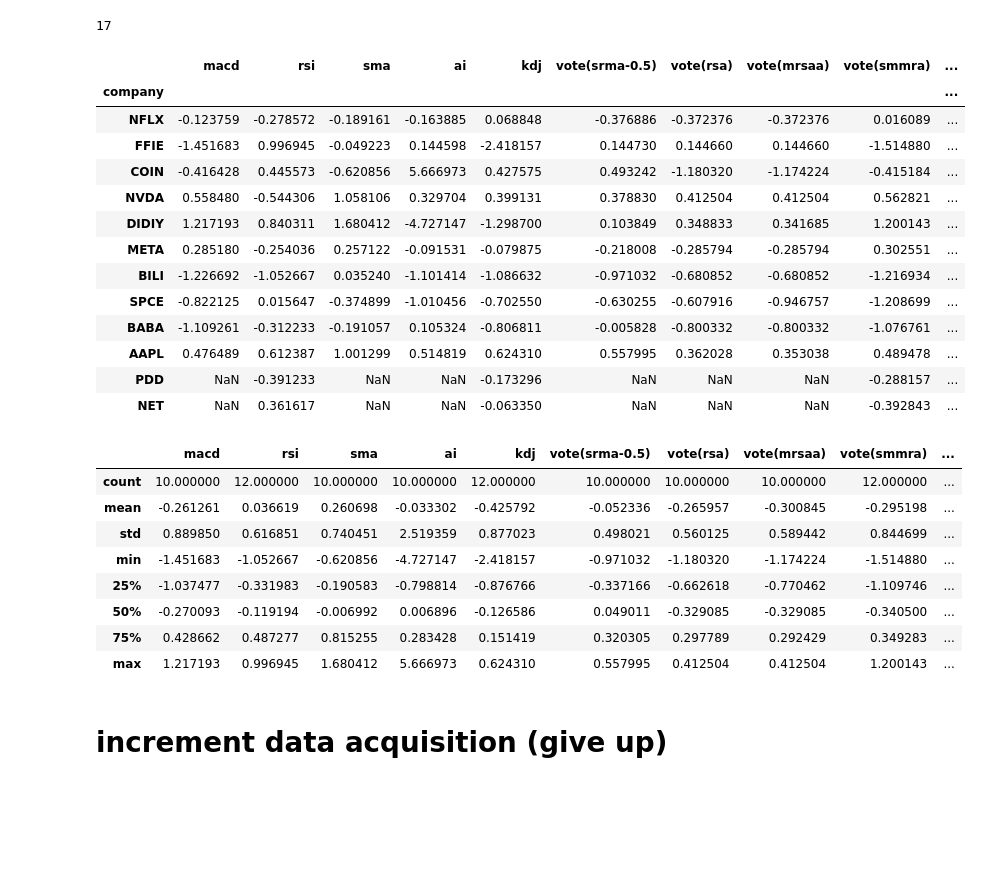
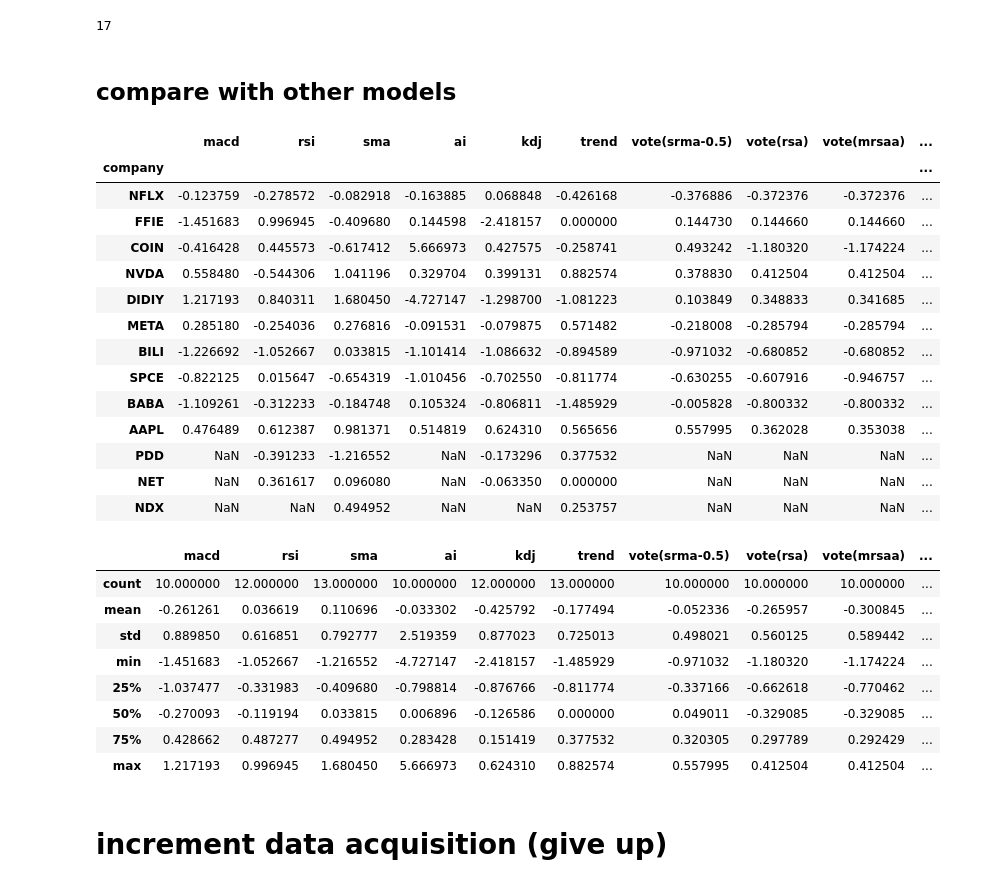
Before and after one commit to Lezcool/QT, a Jupyter notebook: code/debug.ipynb, the cells around one changed output. Saved outputs shown, nothing was run; the diff lists cells and outputs as text; code cells hidden in the pictures; blank space fills up the shorter version.

Commit message:
add trend

```diff
--- a/code/debug.ipynb
+++ b/code/debug.ipynb
@@ -686,15 +686,18 @@ params['NFLX']
 # %% [output]
 {'NFLX': 17, 'FFIE': 27, 'COIN': 23, 'NVDA': 25, 'DIDIY': 30, 'META': 24, 'BILI': 19, 'SPCE': 20, 'BABA': 12, 'AAPL': 13}
 17
+# %% [markdown]
+## compare with other models
 # %%
 import pandas as pd
 macd_df = pd.read_csv('/home/lez/Documents/QT/QT/results/macd_results.csv',index_col='company')
 rsi_df = pd.read_csv('/home/lez/Documents/QT/QT/results/rsi/rsi_results.csv',index_col='company')
-sma_df = pd.read_csv('/home/lez/Documents/QT/QT/results/sma_results.csv',index_col='company')
+sma_df = pd.read_csv('/home/lez/Documents/QT/QT/results/sma/sma_results.csv',index_col='company')
 vote_df = pd.read_csv('/home/lez/Documents/QT/QT/results/vote0.5_results.csv',index_col='company')
 ai_df = pd.read_csv('/home/lez/Documents/QT/QT/results/ai_results.csv',index_col='company')
 # vote2_df = pd.read_csv('/home/lez/Documents/QT/QT/results/vote(srm)/vote_results.csv',index_col='company') #'vote(srm-2/3)' same as macd
 kdj_df = pd.read_csv('/home/lez/Documents/QT/QT/results/kdj/kdj_results.csv',index_col='company')
+trend_df = pd.read_csv('/home/lez/Documents/QT/QT/results/trend/trend_results.csv',index_col='company')
 vote_rsa = pd.read_csv('/home/lez/Documents/QT/QT/results/vote(rsa)/vote_results.csv',index_col='company')
 vote_mrsaa = pd.read_csv('/home/lez/Documents/QT/QT/results/vote(mrsaa)/vote_results.csv',index_col='company')
 vote_smmra = pd.read_csv('/home/lez/Documents/QT/QT/results/vote(smmra)/vote_results.csv',index_col='company')
@@ -703,46 +706,47 @@ vote_srma = pd.read_csv('/home/lez/Documents/QT/QT/results/vote(srma)/vote_resul
 vote_msa = pd.read_csv('/home/lez/Documents/QT/QT/results/vote(asm)/vote_results.csv',index_col='company')
 vote_ksrma = pd.read_csv('/home/lez/Documents/QT/QT/results/vote(ksrma)/vote_results.csv',index_col='company')
 # %%
-name_list = ['macd', 'rsi', 'sma', 'ai','kdj','vote(srma-0.5)', 'vote(rsa)','vote(mrsaa)','vote(smmra)','vote(srma)','vote(msa)','vote(ksrma)']
+name_list = ['macd', 'rsi', 'sma', 'ai','kdj','trend','vote(srma-0.5)', 'vote(rsa)','vote(mrsaa)','vote(smmra)','vote(srma)','vote(msa)','vote(ksrma)']
 # result_df = pd.DataFrame()
-for idx,df in enumerate([macd_df, rsi_df, sma_df,ai_df,kdj_df, vote_df,vote_rsa,vote_mrsaa,vote_smmra,vote_srma,vote_msa,vote_ksrma]):
+for idx,df in enumerate([macd_df, rsi_df, sma_df,ai_df,kdj_df,trend_df, vote_df,vote_rsa,vote_mrsaa,vote_smmra,vote_srma,vote_msa,vote_ksrma]):
 
     tmp = df[['sharp_ratio']]
     tmp.columns = [name_list[idx]]
     if idx == 0:
         result_df = tmp
     else:
         result_df = pd.concat([result_df,tmp],axis=1)
 
     # else:
     #     tmp = df[['sharp_ratio']]
     #     tmp.columns = [name_list[idx]]
 display(result_df)
 display(result_df.describe())
 # %% [output]
-|  | macd | rsi | sma | ai | kdj | vote(srma-0.5) | vote(rsa) | vote(mrsaa) | vote(smmra) | ... |
+|  | macd | rsi | sma | ai | kdj | trend | vote(srma-0.5) | vote(rsa) | vote(mrsaa) | ... |
 | company |  |  |  |  |  |  |  |  |  | ... |
-| NFLX | -0.123759 | -0.278572 | -0.189161 | -0.163885 | 0.068848 | -0.376886 | -0.372376 | -0.372376 | 0.016089 | ... |
-| FFIE | -1.451683 | 0.996945 | -0.049223 | 0.144598 | -2.418157 | 0.144730 | 0.144660 | 0.144660 | -1.514880 | ... |
-| COIN | -0.416428 | 0.445573 | -0.620856 | 5.666973 | 0.427575 | 0.493242 | -1.180320 | -1.174224 | -0.415184 | ... |
-| NVDA | 0.558480 | -0.544306 | 1.058106 | 0.329704 | 0.399131 | 0.378830 | 0.412504 | 0.412504 | 0.562821 | ... |
-| DIDIY | 1.217193 | 0.840311 | 1.680412 | -4.727147 | -1.298700 | 0.103849 | 0.348833 | 0.341685 | 1.200143 | ... |
-| META | 0.285180 | -0.254036 | 0.257122 | -0.091531 | -0.079875 | -0.218008 | -0.285794 | -0.285794 | 0.302551 | ... |
-| BILI | -1.226692 | -1.052667 | 0.035240 | -1.101414 | -1.086632 | -0.971032 | -0.680852 | -0.680852 | -1.216934 | ... |
-| SPCE | -0.822125 | 0.015647 | -0.374899 | -1.010456 | -0.702550 | -0.630255 | -0.607916 | -0.946757 | -1.208699 | ... |
-| BABA | -1.109261 | -0.312233 | -0.191057 | 0.105324 | -0.806811 | -0.005828 | -0.800332 | -0.800332 | -1.076761 | ... |
-| AAPL | 0.476489 | 0.612387 | 1.001299 | 0.514819 | 0.624310 | 0.557995 | 0.362028 | 0.353038 | 0.489478 | ... |
-| PDD | NaN | -0.391233 | NaN | NaN | -0.173296 | NaN | NaN | NaN | -0.288157 | ... |
-| NET | NaN | 0.361617 | NaN | NaN | -0.063350 | NaN | NaN | NaN | -0.392843 | ... |
+| NFLX | -0.123759 | -0.278572 | -0.082918 | -0.163885 | 0.068848 | -0.426168 | -0.376886 | -0.372376 | -0.372376 | ... |
+| FFIE | -1.451683 | 0.996945 | -0.409680 | 0.144598 | -2.418157 | 0.000000 | 0.144730 | 0.144660 | 0.144660 | ... |
+| COIN | -0.416428 | 0.445573 | -0.617412 | 5.666973 | 0.427575 | -0.258741 | 0.493242 | -1.180320 | -1.174224 | ... |
+| NVDA | 0.558480 | -0.544306 | 1.041196 | 0.329704 | 0.399131 | 0.882574 | 0.378830 | 0.412504 | 0.412504 | ... |
+| DIDIY | 1.217193 | 0.840311 | 1.680450 | -4.727147 | -1.298700 | -1.081223 | 0.103849 | 0.348833 | 0.341685 | ... |
+| META | 0.285180 | -0.254036 | 0.276816 | -0.091531 | -0.079875 | 0.571482 | -0.218008 | -0.285794 | -0.285794 | ... |
+| BILI | -1.226692 | -1.052667 | 0.033815 | -1.101414 | -1.086632 | -0.894589 | -0.971032 | -0.680852 | -0.680852 | ... |
+| SPCE | -0.822125 | 0.015647 | -0.654319 | -1.010456 | -0.702550 | -0.811774 | -0.630255 | -0.607916 | -0.946757 | ... |
+| BABA | -1.109261 | -0.312233 | -0.184748 | 0.105324 | -0.806811 | -1.485929 | -0.005828 | -0.800332 | -0.800332 | ... |
+| AAPL | 0.476489 | 0.612387 | 0.981371 | 0.514819 | 0.624310 | 0.565656 | 0.557995 | 0.362028 | 0.353038 | ... |
+| PDD | NaN | -0.391233 | -1.216552 | NaN | -0.173296 | 0.377532 | NaN | NaN | NaN | ... |
+| NET | NaN | 0.361617 | 0.096080 | NaN | -0.063350 | 0.000000 | NaN | NaN | NaN | ... |
+| NDX | NaN | NaN | 0.494952 | NaN | NaN | 0.253757 | NaN | NaN | NaN | ... |
-|  | macd | rsi | sma | ai | kdj | vote(srma-0.5) | vote(rsa) | vote(mrsaa) | vote(smmra) | ... |
-| count | 10.000000 | 12.000000 | 10.000000 | 10.000000 | 12.000000 | 10.000000 | 10.000000 | 10.000000 | 12.000000 | ... |
-| mean | -0.261261 | 0.036619 | 0.260698 | -0.033302 | -0.425792 | -0.052336 | -0.265957 | -0.300845 | -0.295198 | ... |
-| std | 0.889850 | 0.616851 | 0.740451 | 2.519359 | 0.877023 | 0.498021 | 0.560125 | 0.589442 | 0.844699 | ... |
-| min | -1.451683 | -1.052667 | -0.620856 | -4.727147 | -2.418157 | -0.971032 | -1.180320 | -1.174224 | -1.514880 | ... |
-| 25% | -1.037477 | -0.331983 | -0.190583 | -0.798814 | -0.876766 | -0.337166 | -0.662618 | -0.770462 | -1.109746 | ... |
-| 50% | -0.270093 | -0.119194 | -0.006992 | 0.006896 | -0.126586 | 0.049011 | -0.329085 | -0.329085 | -0.340500 | ... |
-| 75% | 0.428662 | 0.487277 | 0.815255 | 0.283428 | 0.151419 | 0.320305 | 0.297789 | 0.292429 | 0.349283 | ... |
-| max | 1.217193 | 0.996945 | 1.680412 | 5.666973 | 0.624310 | 0.557995 | 0.412504 | 0.412504 | 1.200143 | ... |
+|  | macd | rsi | sma | ai | kdj | trend | vote(srma-0.5) | vote(rsa) | vote(mrsaa) | ... |
+| count | 10.000000 | 12.000000 | 13.000000 | 10.000000 | 12.000000 | 13.000000 | 10.000000 | 10.000000 | 10.000000 | ... |
+| mean | -0.261261 | 0.036619 | 0.110696 | -0.033302 | -0.425792 | -0.177494 | -0.052336 | -0.265957 | -0.300845 | ... |
+| std | 0.889850 | 0.616851 | 0.792777 | 2.519359 | 0.877023 | 0.725013 | 0.498021 | 0.560125 | 0.589442 | ... |
+| min | -1.451683 | -1.052667 | -1.216552 | -4.727147 | -2.418157 | -1.485929 | -0.971032 | -1.180320 | -1.174224 | ... |
+| 25% | -1.037477 | -0.331983 | -0.409680 | -0.798814 | -0.876766 | -0.811774 | -0.337166 | -0.662618 | -0.770462 | ... |
+| 50% | -0.270093 | -0.119194 | 0.033815 | 0.006896 | -0.126586 | 0.000000 | 0.049011 | -0.329085 | -0.329085 | ... |
+| 75% | 0.428662 | 0.487277 | 0.494952 | 0.283428 | 0.151419 | 0.377532 | 0.320305 | 0.297789 | 0.292429 | ... |
+| max | 1.217193 | 0.996945 | 1.680450 | 5.666973 | 0.624310 | 0.882574 | 0.557995 | 0.412504 | 0.412504 | ... |
 # %% [markdown]
 # increment data acquisition (give up)
 # %%
```
Also changed, not shown: 2 other files.
